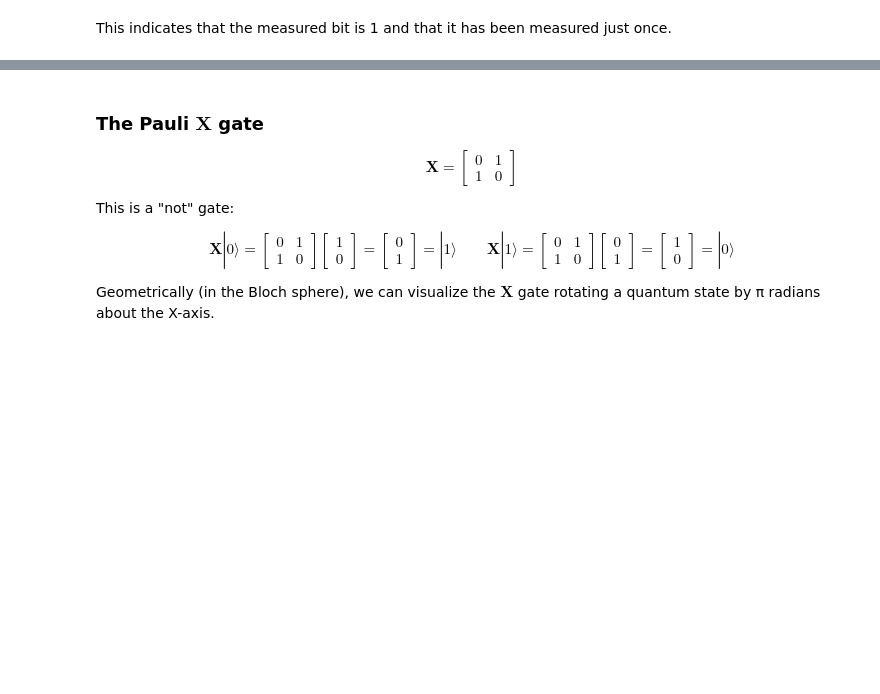
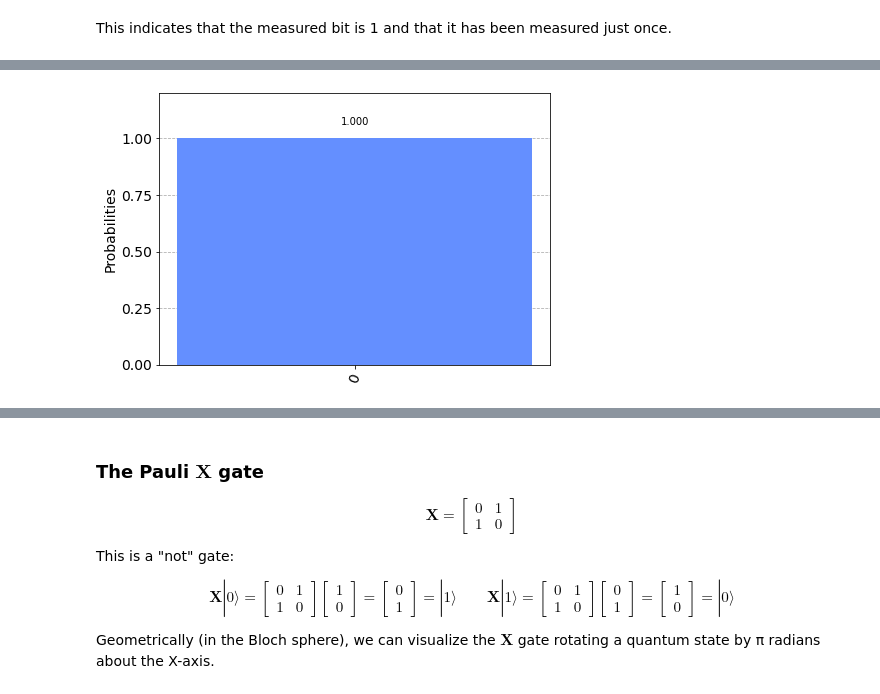
Before and after one commit to vicente-gonzalez-ruiz/quantum_computing, a Jupyter notebook: quantum_computing.ipynb, the cells around one changed output, grey strips where cells are left out. Saved outputs shown, nothing was run; the diff lists cells and outputs as text; code cells hidden in the pictures; blank space fills up the shorter version.

```diff
--- a/quantum_computing.ipynb
+++ b/quantum_computing.ipynb
@@ -372,0 +465,6 @@ If we analyze the $\mathbf{I}$ transmition matrix, we see that it expresses the
+# %%
+# Measure the output.
+counts = result.get_counts()
+plot_histogram(counts)
+# %% [output]
+[figure, added]
```
Also changed, not shown: parts of 34 cells of this notebook, 3 other files.
